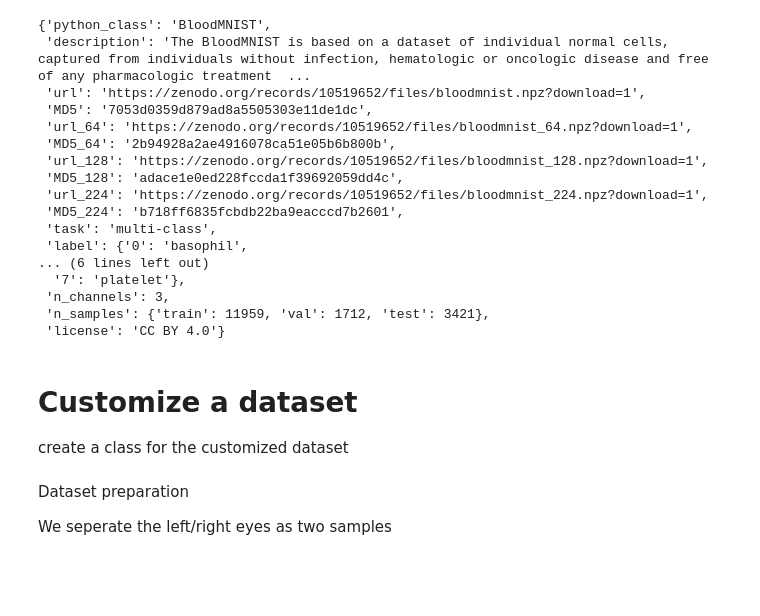
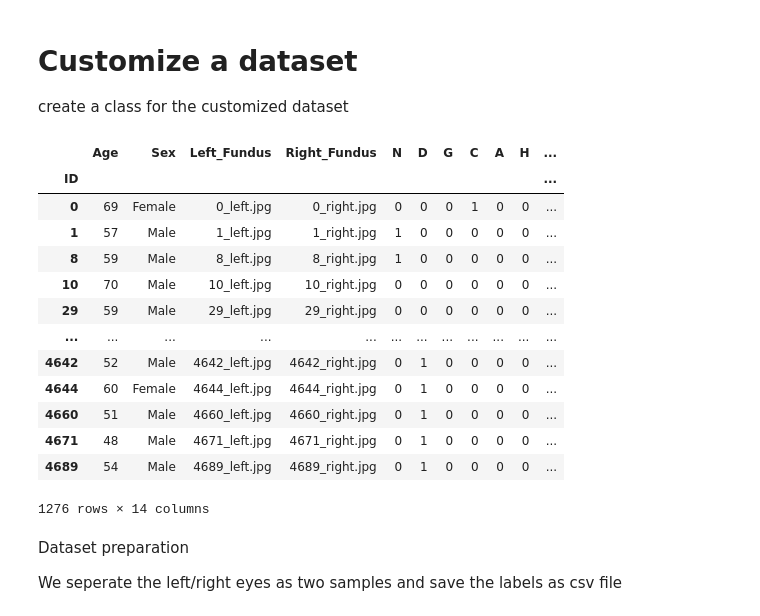
Before and after one commit to SAutum/fundusfunfunf, a Jupyter notebook: 02_transfer_learning_classification.ipynb, the cells around one changed output. Saved outputs shown, nothing was run; the diff lists cells and outputs as text; code cells hidden in the pictures; blank space fills up the shorter version.

```diff
--- a/02_transfer_learning_classification.ipynb
+++ b/02_transfer_learning_classification.ipynb
@@ -39,23 +1,3 @@ n_classes 8
-# %%
-info
-# %% [output]
-{'python_class': 'BloodMNIST',
- 'description': 'The BloodMNIST is based on a dataset of individual normal cells, captured from individuals without infection, hematologic or oncologic disease and free of any pharmacologic treatment  ...
- 'url': 'https://zenodo.org/records/10519652/files/bloodmnist.npz?download=1',
- 'MD5': '7053d0359d879ad8a5505303e11de1dc',
- 'url_64': 'https://zenodo.org/records/10519652/files/bloodmnist_64.npz?download=1',
- 'MD5_64': '2b94928a2ae4916078ca51e05b6b800b',
- 'url_128': 'https://zenodo.org/records/10519652/files/bloodmnist_128.npz?download=1',
- 'MD5_128': 'adace1e0ed228fccda1f39692059dd4c',
- 'url_224': 'https://zenodo.org/records/10519652/files/bloodmnist_224.npz?download=1',
- 'MD5_224': 'b718ff6835fcbdb22ba9eacccd7b2601',
- 'task': 'multi-class',
- 'label': {'0': 'basophil',
-... (6 lines left out)
-  '7': 'platelet'},
- 'n_channels': 3,
- 'n_samples': {'train': 11959, 'val': 1712, 'test': 3421},
- 'license': 'CC BY 4.0'}
 # %% [markdown]
 # Customize a dataset
 create a class for the customized dataset
@@ -84,10 +27,27 @@ class fundusisnotfun(Dataset):
         if self.target_transform:
             label = self.target_transform(label)
         return image, label
+# %%
+df[df.Right_Diagnosis == 'normal fundus']
+# %% [output]
+|  | Age | Sex | Left_Fundus | Right_Fundus | N | D | G | C | A | H | ... |
+| ID |  |  |  |  |  |  |  |  |  |  | ... |
+| 0 | 69 | Female | 0_left.jpg | 0_right.jpg | 0 | 0 | 0 | 1 | 0 | 0 | ... |
+| 1 | 57 | Male | 1_left.jpg | 1_right.jpg | 1 | 0 | 0 | 0 | 0 | 0 | ... |
+| 8 | 59 | Male | 8_left.jpg | 8_right.jpg | 1 | 0 | 0 | 0 | 0 | 0 | ... |
+| 10 | 70 | Male | 10_left.jpg | 10_right.jpg | 0 | 0 | 0 | 0 | 0 | 0 | ... |
+| 29 | 59 | Male | 29_left.jpg | 29_right.jpg | 0 | 0 | 0 | 0 | 0 | 0 | ... |
+| ... | ... | ... | ... | ... | ... | ... | ... | ... | ... | ... | ... |
+| 4642 | 52 | Male | 4642_left.jpg | 4642_right.jpg | 0 | 1 | 0 | 0 | 0 | 0 | ... |
+| 4644 | 60 | Female | 4644_left.jpg | 4644_right.jpg | 0 | 1 | 0 | 0 | 0 | 0 | ... |
+| 4660 | 51 | Male | 4660_left.jpg | 4660_right.jpg | 0 | 1 | 0 | 0 | 0 | 0 | ... |
+| 4671 | 48 | Male | 4671_left.jpg | 4671_right.jpg | 0 | 1 | 0 | 0 | 0 | 0 | ... |
+| 4689 | 54 | Male | 4689_left.jpg | 4689_right.jpg | 0 | 1 | 0 | 0 | 0 | 0 | ... |
+1276 rows × 14 columns
 # %% [markdown]
 Dataset preparation
 
-We seperate the left/right eyes as two samples
+We seperate the left/right eyes as two samples and save the labels as csv file
 # %%
 from packages.small_batch_images import *
 df = load_annotation()
```
Also changed, not shown: parts of 22 cells of this notebook, 12 other files.
